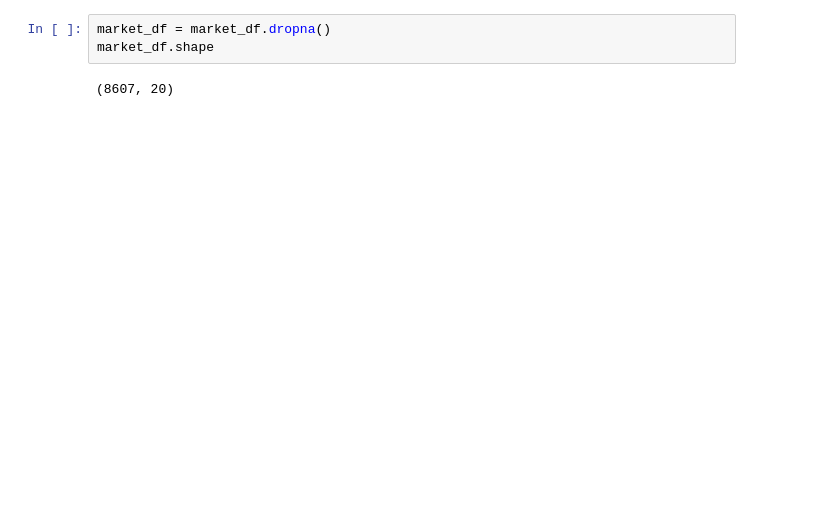
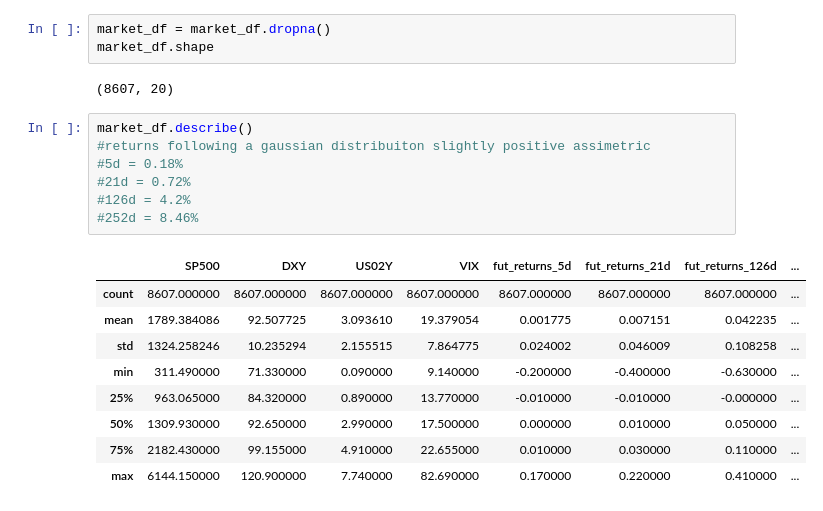
Before and after one commit to BrunoPPivetti/intermaket_cycle_analysis---dxy-stocks-and-vix, a Jupyter notebook: intermaket_analysis.ipynb, the cells around one changed output. Drawn from its saved outputs; the diff is of its cells as text; blank space fills up the shorter version.

```diff
--- a/intermaket_analysis.ipynb
+++ b/intermaket_analysis.ipynb
@@ -107,3 +118,20 @@ market_df = market_df.dropna()
 market_df.shape
 # %% [output]
 (8607, 20)
+# %%
+market_df.describe()
+#returns following a gaussian distribuiton slightly positive assimetric
+#5d = 0.18%
+#21d = 0.72%
+#126d = 4.2%
+#252d = 8.46%
+# %% [output]
+|  | SP500 | DXY | US02Y | VIX | fut_returns_5d | fut_returns_21d | fut_returns_126d | ... |
+| count | 8607.000000 | 8607.000000 | 8607.000000 | 8607.000000 | 8607.000000 | 8607.000000 | 8607.000000 | ... |
+| mean | 1789.384086 | 92.507725 | 3.093610 | 19.379054 | 0.001775 | 0.007151 | 0.042235 | ... |
+| std | 1324.258246 | 10.235294 | 2.155515 | 7.864775 | 0.024002 | 0.046009 | 0.108258 | ... |
+| min | 311.490000 | 71.330000 | 0.090000 | 9.140000 | -0.200000 | -0.400000 | -0.630000 | ... |
+| 25% | 963.065000 | 84.320000 | 0.890000 | 13.770000 | -0.010000 | -0.010000 | -0.000000 | ... |
+| 50% | 1309.930000 | 92.650000 | 2.990000 | 17.500000 | 0.000000 | 0.010000 | 0.050000 | ... |
+| 75% | 2182.430000 | 99.155000 | 4.910000 | 22.655000 | 0.010000 | 0.030000 | 0.110000 | ... |
+| max | 6144.150000 | 120.900000 | 7.740000 | 82.690000 | 0.170000 | 0.220000 | 0.410000 | ... |
```
Also changed, not shown: parts of 3 cells of this notebook.
